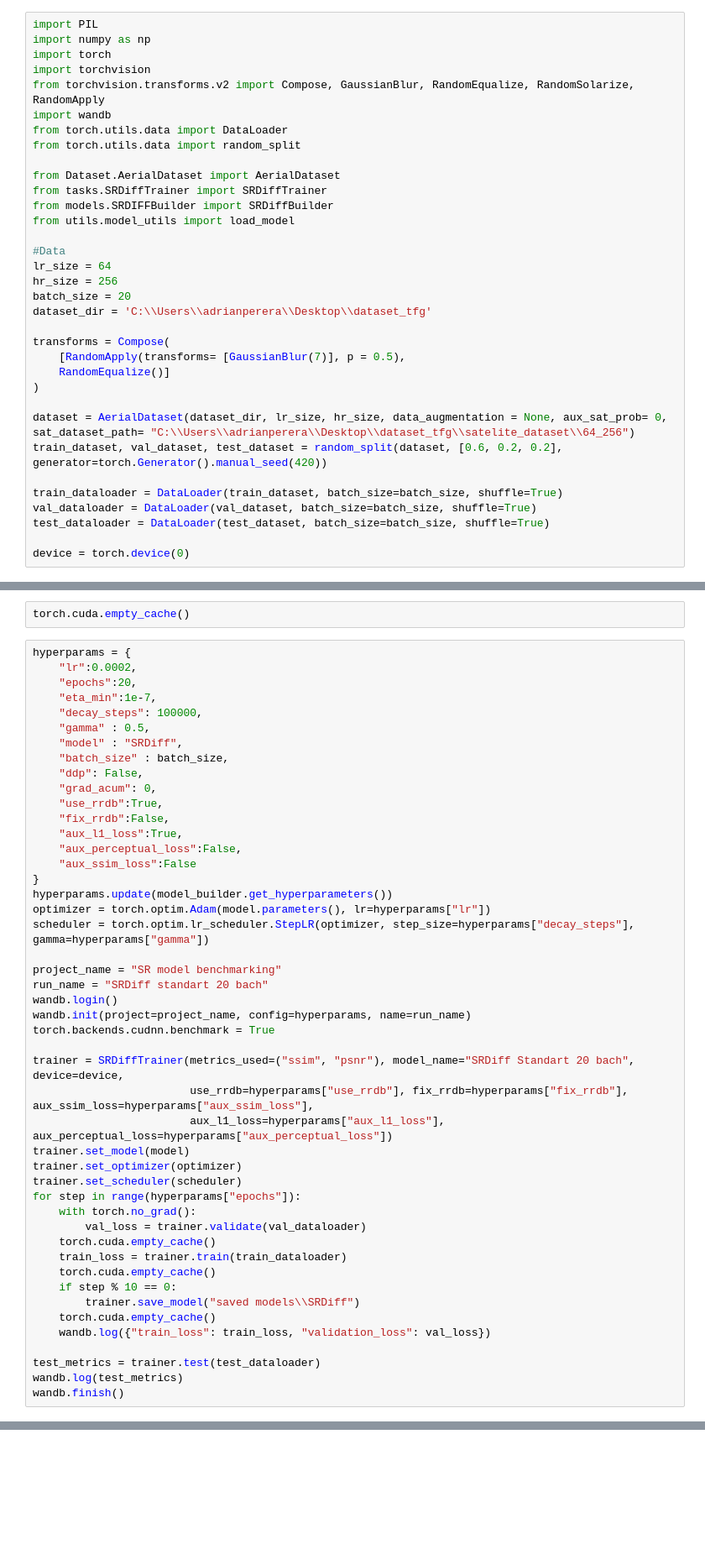
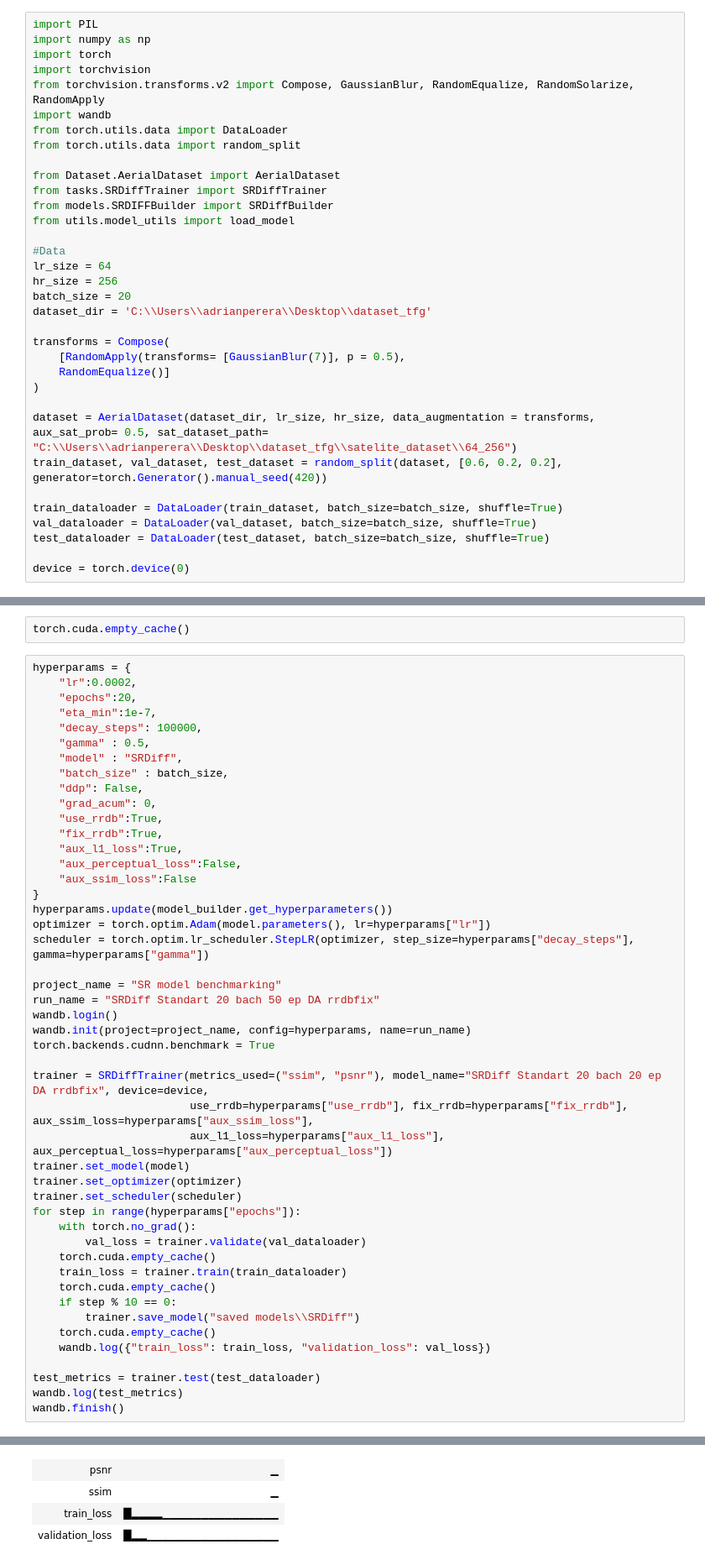
Before and after one commit to Descalabreitor/Satelite-Superresolution-diffusion, a Jupyter notebook: SRDiff experiments.ipynb, the cells around one changed output, grey strips where cells are left out. Shown at 84% size. Drawn from its saved outputs; the diff is of its cells as text; blank space fills up the shorter version.

```diff
--- a/SRDiff experiments.ipynb
+++ b/SRDiff experiments.ipynb
@@ -24,7 +24,7 @@ transforms = Compose(
     RandomEqualize()]
 )
 
-dataset = AerialDataset(dataset_dir, lr_size, hr_size, data_augmentation = None, aux_sat_prob= 0, sat_dataset_path= "C:\\Users\\adrianperera\\Desktop\\dataset_tfg\\satelite_dataset\\64_256")
+dataset = AerialDataset(dataset_dir, lr_size, hr_size, data_augmentation = transforms, aux_sat_prob= 0.5, sat_dataset_path= "C:\\Users\\adrianperera\\Desktop\\dataset_tfg\\satelite_dataset\\64_256")
 train_dataset, val_dataset, test_dataset = random_split(dataset, [0.6, 0.2, 0.2], generator=torch.Generator().manual_seed(420))
 
 train_dataloader = DataLoader(train_dataset, batch_size=batch_size, shuffle=True)
@@ -68,7 +68,7 @@ hyperparams = {
     "ddp": False,
     "grad_acum": 0,
     "use_rrdb":True,
-    "fix_rrdb":False,
+    "fix_rrdb":True,
     "aux_l1_loss":True,
     "aux_perceptual_loss":False,
     "aux_ssim_loss":False
@@ -78,12 +78,12 @@ optimizer = torch.optim.Adam(model.parameters(), lr=hyperparams["lr"])
 scheduler = torch.optim.lr_scheduler.StepLR(optimizer, step_size=hyperparams["decay_steps"], gamma=hyperparams["gamma"])
 
 project_name = "SR model benchmarking"
-run_name = "SRDiff standart 20 bach"
+run_name = "SRDiff Standart 20 bach 50 ep DA rrdbfix"
 wandb.login()
 wandb.init(project=project_name, config=hyperparams, name=run_name)
 torch.backends.cudnn.benchmark = True
 
-trainer = SRDiffTrainer(metrics_used=("ssim", "psnr"), model_name="SRDiff Standart 20 bach", device=device,
+trainer = SRDiffTrainer(metrics_used=("ssim", "psnr"), model_name="SRDiff Standart 20 bach 20 ep DA rrdbfix", device=device,
                         use_rrdb=hyperparams["use_rrdb"], fix_rrdb=hyperparams["fix_rrdb"], aux_ssim_loss=hyperparams["aux_ssim_loss"],
                         aux_l1_loss=hyperparams["aux_l1_loss"], aux_perceptual_loss=hyperparams["aux_perceptual_loss"])
 trainer.set_model(model)
@@ -113,0 +114,4 @@ View run at https://wandb.ai/ladoscuro/SR%20model%20benchmarking/runs/sqc1penm/w
+| psnr | ▁ |
+| ssim | ▁ |
+| train_loss | █▂▂▂▂▁▁▁▁▁▁▁▁▁▁▁▁▁▁▁ |
+| validation_loss | █▂▂▁▁▁▁▁▁▁▁▁▁▁▁▁▁▁▁▁ |
```
Also changed, not shown: parts of 2 cells of this notebook, 1 other file.
